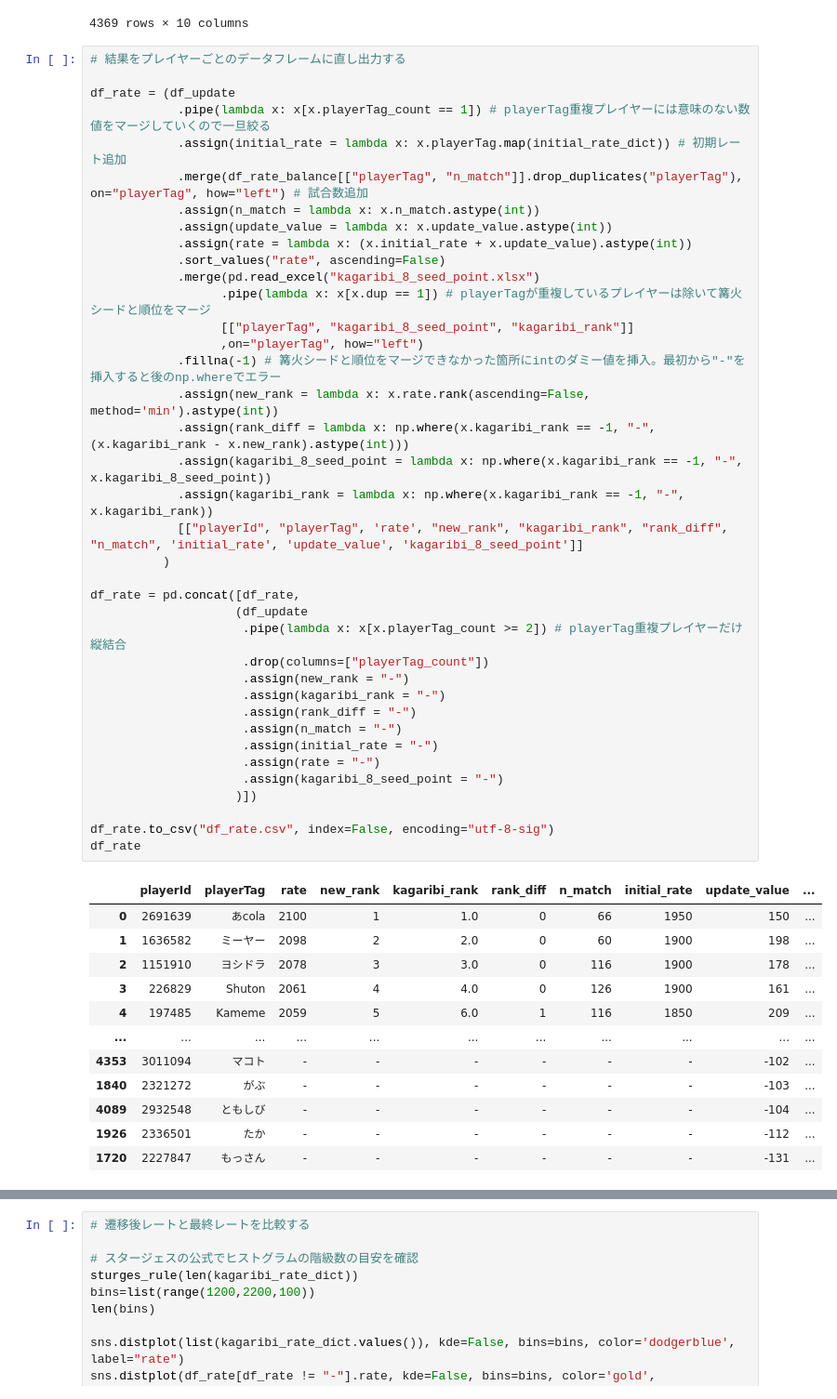
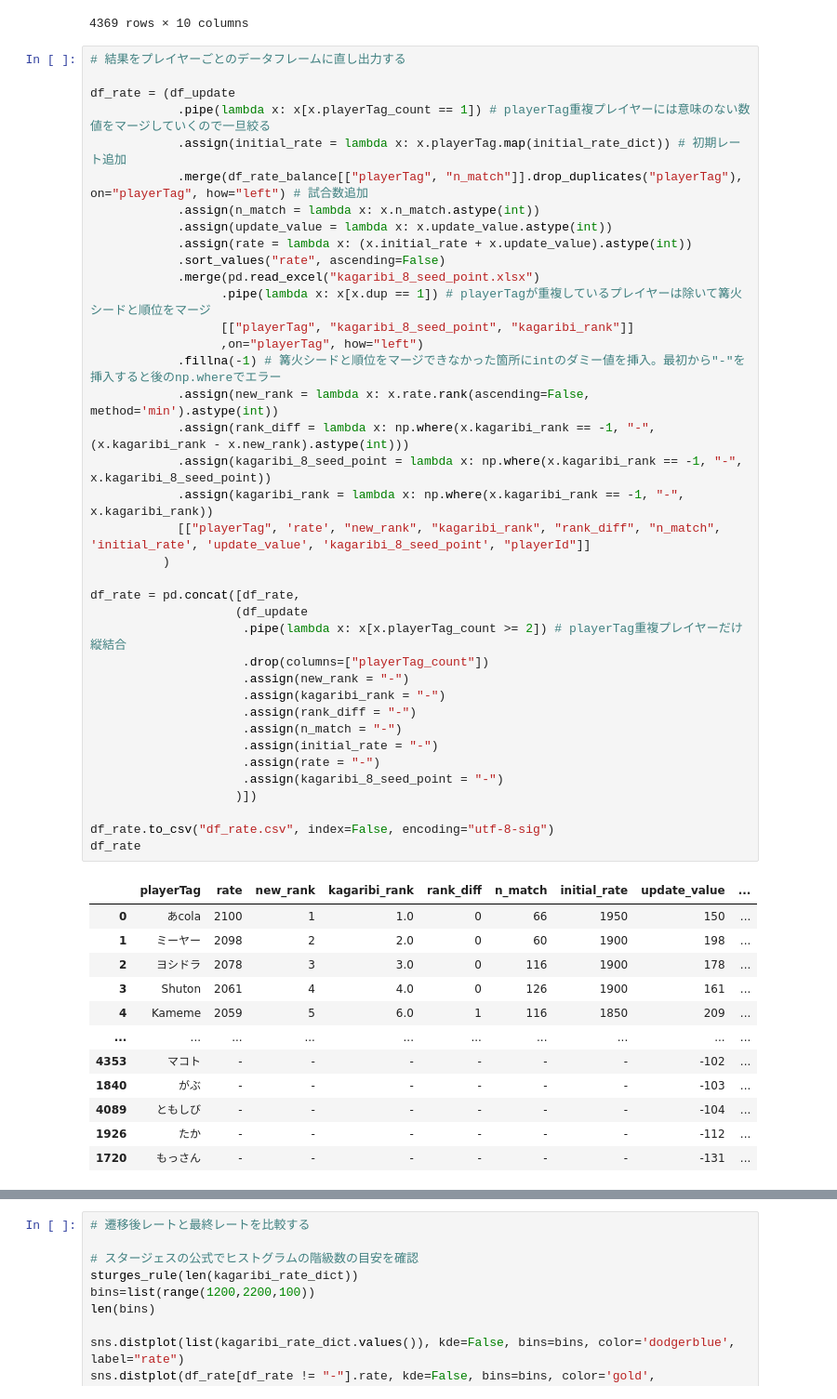
Before and after one commit to yoyoyo4/kagaribi_8_seed, a Jupyter notebook: ELO_rating_seed.ipynb, the cells around one changed output, grey strips where cells are left out. Shown: that part at 93% size. Saved outputs shown, nothing was run; the diff lists cells and outputs as text.

```diff
--- a/ELO_rating_seed.ipynb
+++ b/ELO_rating_seed.ipynb
@@ -488,46 +488,46 @@ df_rate = (df_update
             .assign(update_value = lambda x: x.update_value.astype(int))
             .assign(rate = lambda x: (x.initial_rate + x.update_value).astype(int))
             .sort_values("rate", ascending=False)
             .merge(pd.read_excel("kagaribi_8_seed_point.xlsx")
                   .pipe(lambda x: x[x.dup == 1]) # playerTagが重複しているプレイヤーは除いて篝火シードと順位をマージ
                   [["playerTag", "kagaribi_8_seed_point", "kagaribi_rank"]]
                   ,on="playerTag", how="left")
             .fillna(-1) # 篝火シードと順位をマージできなかった箇所にintのダミー値を挿入。最初から"-"を挿入すると後のnp.whereでエラー
             .assign(new_rank = lambda x: x.rate.rank(ascending=False, method='min').astype(int))
             .assign(rank_diff = lambda x: np.where(x.kagaribi_rank == -1, "-", (x.kagaribi_rank - x.new_rank).astype(int)))
             .assign(kagaribi_8_seed_point = lambda x: np.where(x.kagaribi_rank == -1, "-", x.kagaribi_8_seed_point))
             .assign(kagaribi_rank = lambda x: np.where(x.kagaribi_rank == -1, "-", x.kagaribi_rank))
-            [["playerId", "playerTag", 'rate', "new_rank", "kagaribi_rank", "rank_diff", "n_match", 'initial_rate', 'update_value', 'kagaribi_8_seed_point']]
+            [["playerTag", 'rate', "new_rank", "kagaribi_rank", "rank_diff", "n_match", 'initial_rate', 'update_value', 'kagaribi_8_seed_point', "playerId"]]
           )
 
 df_rate = pd.concat([df_rate,
                     (df_update
                      .pipe(lambda x: x[x.playerTag_count >= 2]) # playerTag重複プレイヤーだけ縦結合
                      .drop(columns=["playerTag_count"])
                      .assign(new_rank = "-")
                      .assign(kagaribi_rank = "-")
                      .assign(rank_diff = "-")
                      .assign(n_match = "-")
                      .assign(initial_rate = "-")
                      .assign(rate = "-")
                      .assign(kagaribi_8_seed_point = "-")
                     )])
 
 df_rate.to_csv("df_rate.csv", index=False, encoding="utf-8-sig")
 df_rate
 # %% [output]
-|  | playerId | playerTag | rate | new_rank | kagaribi_rank | rank_diff | n_match | initial_rate | update_value | ... |
-| 0 | 2691639 | あcola | 2100 | 1 | 1.0 | 0 | 66 | 1950 | 150 | ... |
-| 1 | 1636582 | ミーヤー | 2098 | 2 | 2.0 | 0 | 60 | 1900 | 198 | ... |
-| 2 | 1151910 | ヨシドラ | 2078 | 3 | 3.0 | 0 | 116 | 1900 | 178 | ... |
-| 3 | 226829 | Shuton | 2061 | 4 | 4.0 | 0 | 126 | 1900 | 161 | ... |
-| 4 | 197485 | Kameme | 2059 | 5 | 6.0 | 1 | 116 | 1850 | 209 | ... |
-| ... | ... | ... | ... | ... | ... | ... | ... | ... | ... | ... |
-| 4353 | 3011094 | マコト | - | - | - | - | - | - | -102 | ... |
-| 1840 | 2321272 | がぶ | - | - | - | - | - | - | -103 | ... |
-| 4089 | 2932548 | ともしび | - | - | - | - | - | - | -104 | ... |
-| 1926 | 2336501 | たか | - | - | - | - | - | - | -112 | ... |
-| 1720 | 2227847 | もっさん | - | - | - | - | - | - | -131 | ... |
+|  | playerTag | rate | new_rank | kagaribi_rank | rank_diff | n_match | initial_rate | update_value | ... |
+| 0 | あcola | 2100 | 1 | 1.0 | 0 | 66 | 1950 | 150 | ... |
+| 1 | ミーヤー | 2098 | 2 | 2.0 | 0 | 60 | 1900 | 198 | ... |
+| 2 | ヨシドラ | 2078 | 3 | 3.0 | 0 | 116 | 1900 | 178 | ... |
+| 3 | Shuton | 2061 | 4 | 4.0 | 0 | 126 | 1900 | 161 | ... |
+| 4 | Kameme | 2059 | 5 | 6.0 | 1 | 116 | 1850 | 209 | ... |
+| ... | ... | ... | ... | ... | ... | ... | ... | ... | ... |
+| 4353 | マコト | - | - | - | - | - | - | -102 | ... |
+| 1840 | がぶ | - | - | - | - | - | - | -103 | ... |
+| 4089 | ともしび | - | - | - | - | - | - | -104 | ... |
+| 1926 | たか | - | - | - | - | - | - | -112 | ... |
+| 1720 | もっさん | - | - | - | - | - | - | -131 | ... |
 4809 rows × 10 columns
 # %%
 # 表示を整形したバージョンを出力する
```
Also changed, not shown: parts of 3 cells of this notebook.
